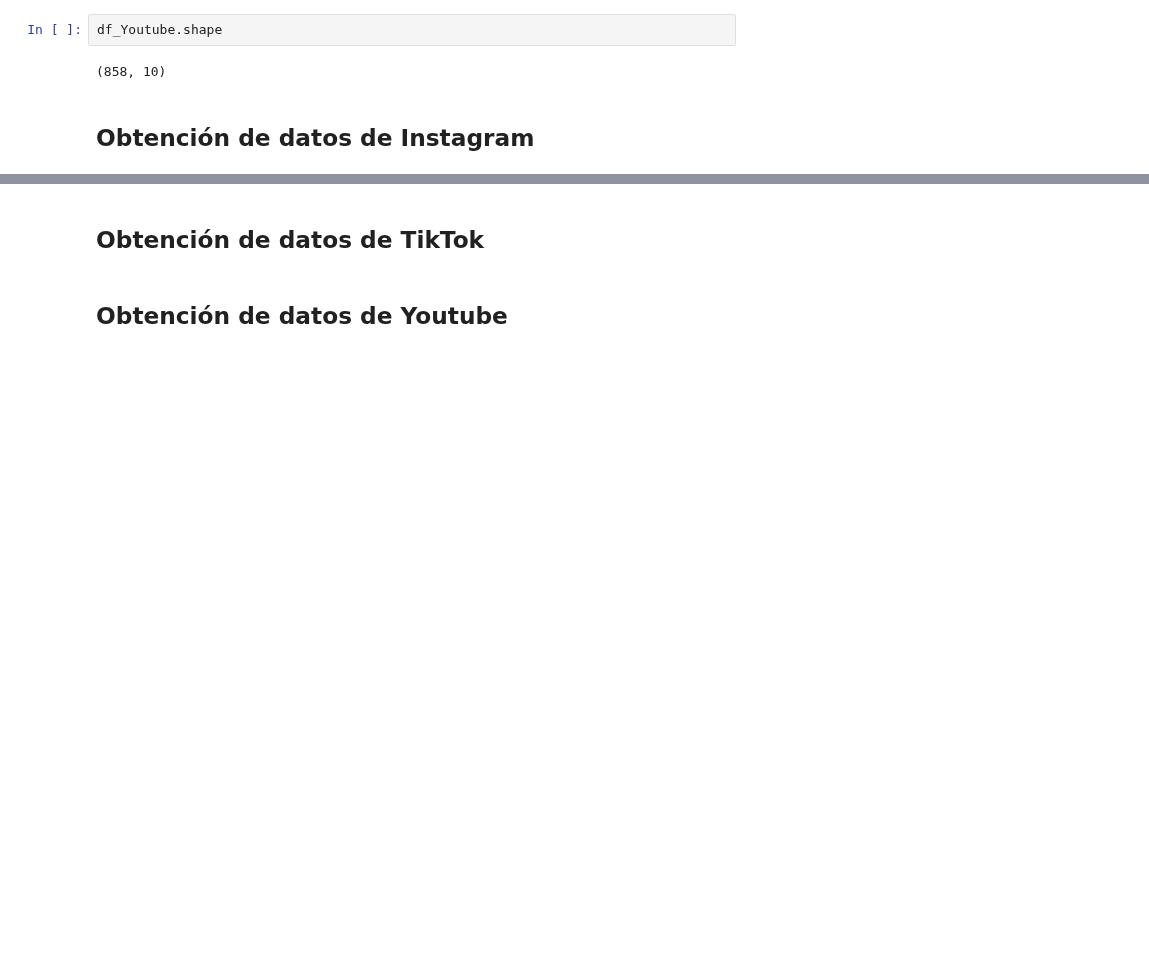
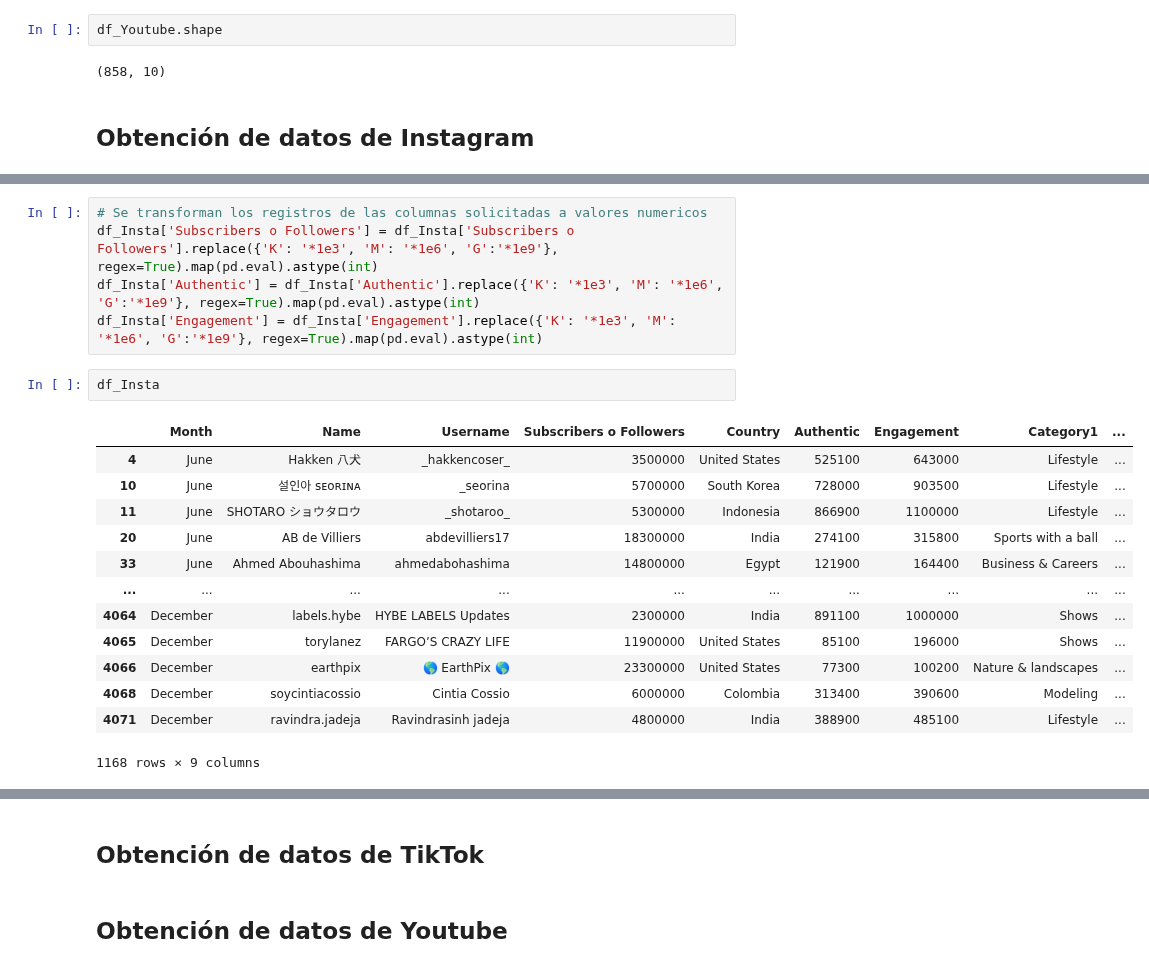
Before and after one commit to MonicaGonzalez30/CienciaDatosLasChicasSuperpoderosas, a Jupyter notebook: Proyectos/Unidad2/Redes_Sociales.ipynb, the cells around one changed output, grey strips where cells are left out. Cells and saved outputs as stored; diff of their text form; blank space fills up the shorter version.

```diff
--- a/Proyectos/Unidad2/Redes_Sociales.ipynb
+++ b/Proyectos/Unidad2/Redes_Sociales.ipynb
@@ -534,0 +561,21 @@ df_Youtube.shape
+# %%
+# Se transforman los registros de las columnas solicitadas a valores numericos
+df_Insta['Subscribers o Followers'] = df_Insta['Subscribers o Followers'].replace({'K': '*1e3', 'M': '*1e6', 'G':'*1e9'}, regex=True).map(pd.eval).astype(int)
+df_Insta['Authentic'] = df_Insta['Authentic'].replace({'K': '*1e3', 'M': '*1e6', 'G':'*1e9'}, regex=True).map(pd.eval).astype(int)
+df_Insta['Engagement'] = df_Insta['Engagement'].replace({'K': '*1e3', 'M': '*1e6', 'G':'*1e9'}, regex=True).map(pd.eval).astype(int)
+# %%
+df_Insta
+# %% [output]
+|  | Month | Name | Username | Subscribers o Followers | Country | Authentic | Engagement | Category1 | ... |
+| 4 | June | Hakken 八犬 | _hakkencoser_ | 3500000 | United States | 525100 | 643000 | Lifestyle | ... |
+| 10 | June | 설인아 sᴇᴏʀɪɴᴀ | _seorina | 5700000 | South Korea | 728000 | 903500 | Lifestyle | ... |
+| 11 | June | SHOTARO ショウタロウ | _shotaroo_ | 5300000 | Indonesia | 866900 | 1100000 | Lifestyle | ... |
+| 20 | June | AB de Villiers | abdevilliers17 | 18300000 | India | 274100 | 315800 | Sports with a ball | ... |
+| 33 | June | Ahmed Abouhashima | ahmedabohashima | 14800000 | Egypt | 121900 | 164400 | Business & Careers | ... |
+| ... | ... | ... | ... | ... | ... | ... | ... | ... | ... |
+| 4064 | December | labels.hybe | HYBE LABELS Updates | 2300000 | India | 891100 | 1000000 | Shows | ... |
+| 4065 | December | torylanez | FARGO’S CRAZY LIFE | 11900000 | United States | 85100 | 196000 | Shows | ... |
+| 4066 | December | earthpix | 🌎 EarthPix 🌎 | 23300000 | United States | 77300 | 100200 | Nature & landscapes | ... |
+| 4068 | December | soycintiacossio | Cintia Cossio | 6000000 | Colombia | 313400 | 390600 | Modeling | ... |
+| 4071 | December | ravindra.jadeja | Ravindrasinh jadeja | 4800000 | India | 388900 | 485100 | Lifestyle | ... |
+1168 rows × 9 columns
```
Also changed, not shown: parts of 5 cells of this notebook.
